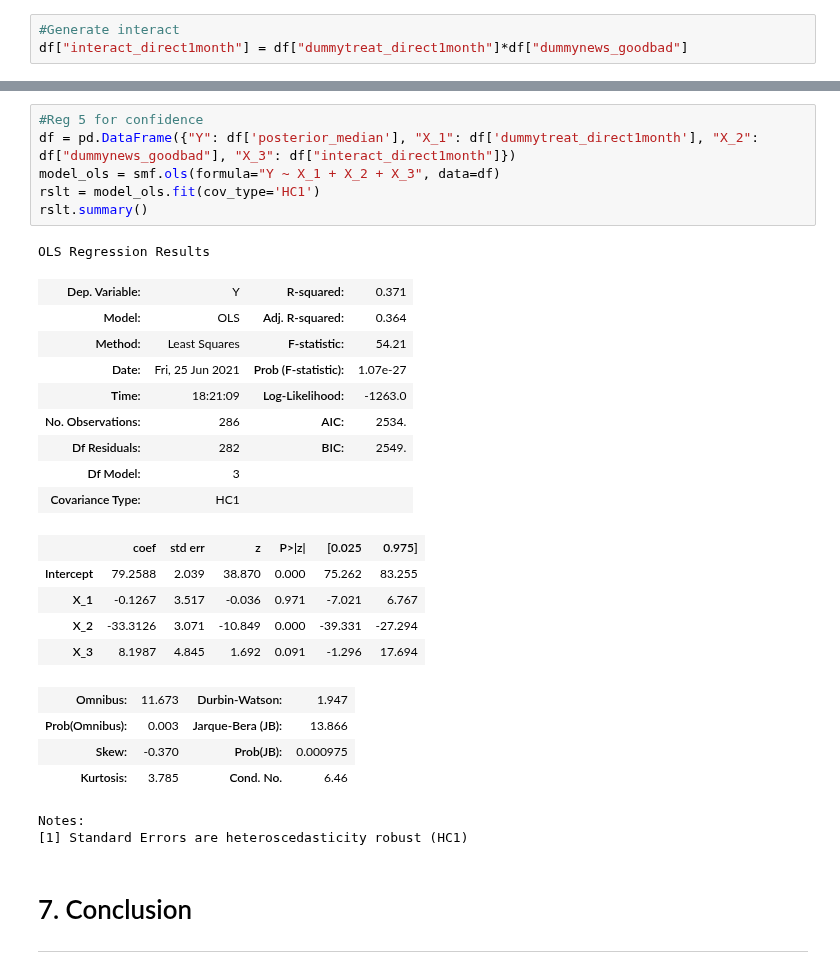
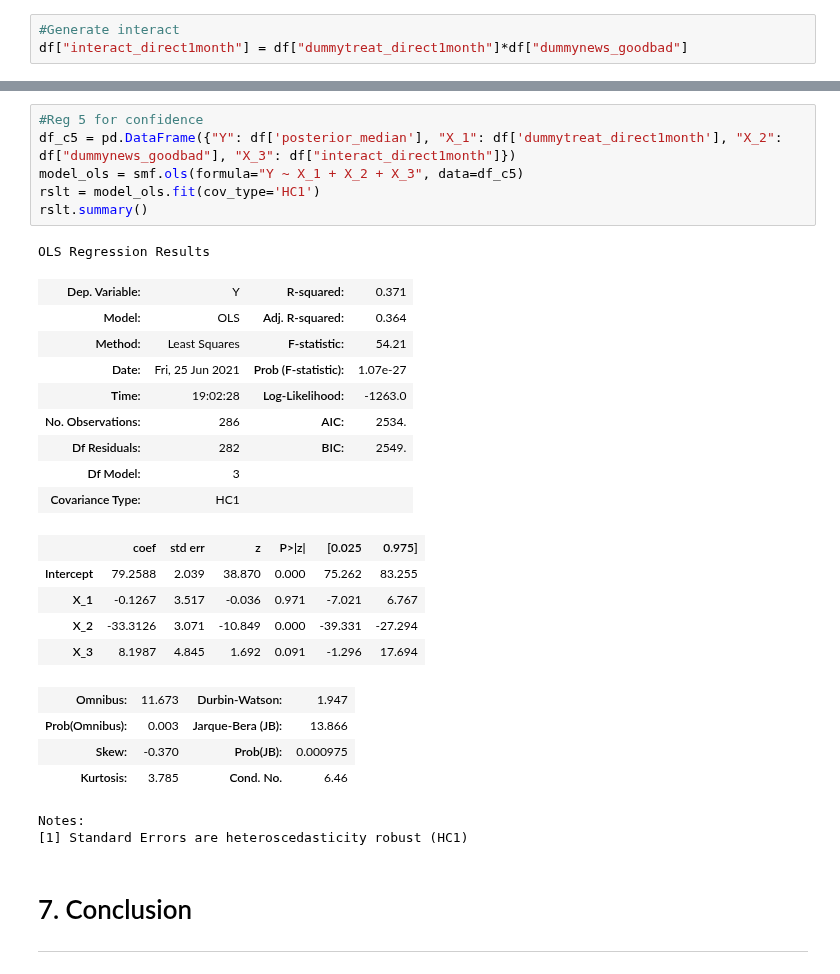
Before and after one commit to aysuavci/ose-data-science-course-project-aysuavci, a Jupyter notebook: project_notebook.ipynb, the cells around one changed output, grey strips where cells are left out. Drawn from its saved outputs; the diff is of its cells as text.

```diff
--- a/project_notebook.ipynb
+++ b/project_notebook.ipynb
@@ -340,17 +340,17 @@ Notes:
 [1] Standard Errors are heteroscedasticity robust (HC1)
 # %%
 #Reg 5 for confidence
-df = pd.DataFrame({"Y": df['posterior_median'], "X_1": df['dummytreat_direct1month'], "X_2": df["dummynews_goodbad"], "X_3": df["interact_direct1month"]})
-model_ols = smf.ols(formula="Y ~ X_1 + X_2 + X_3", data=df)
+df_c5 = pd.DataFrame({"Y": df['posterior_median'], "X_1": df['dummytreat_direct1month'], "X_2": df["dummynews_goodbad"], "X_3": df["interact_direct1month"]})
+model_ols = smf.ols(formula="Y ~ X_1 + X_2 + X_3", data=df_c5)
 rslt = model_ols.fit(cov_type='HC1')
 rslt.summary()
 # %% [output]
 OLS Regression Results
 | Dep. Variable: | Y | R-squared: | 0.371 |
 | Model: | OLS | Adj. R-squared: | 0.364 |
 | Method: | Least Squares | F-statistic: | 54.21 |
 | Date: | Fri, 25 Jun 2021 | Prob (F-statistic): | 1.07e-27 |
-| Time: | 18:21:09 | Log-Likelihood: | -1263.0 |
+| Time: | 19:02:28 | Log-Likelihood: | -1263.0 |
 | No. Observations: | 286 | AIC: | 2534. |
 | Df Residuals: | 282 | BIC: | 2549. |
 | Df Model: | 3 |  |  |
```
Also changed, not shown: parts of 4 cells of this notebook.
